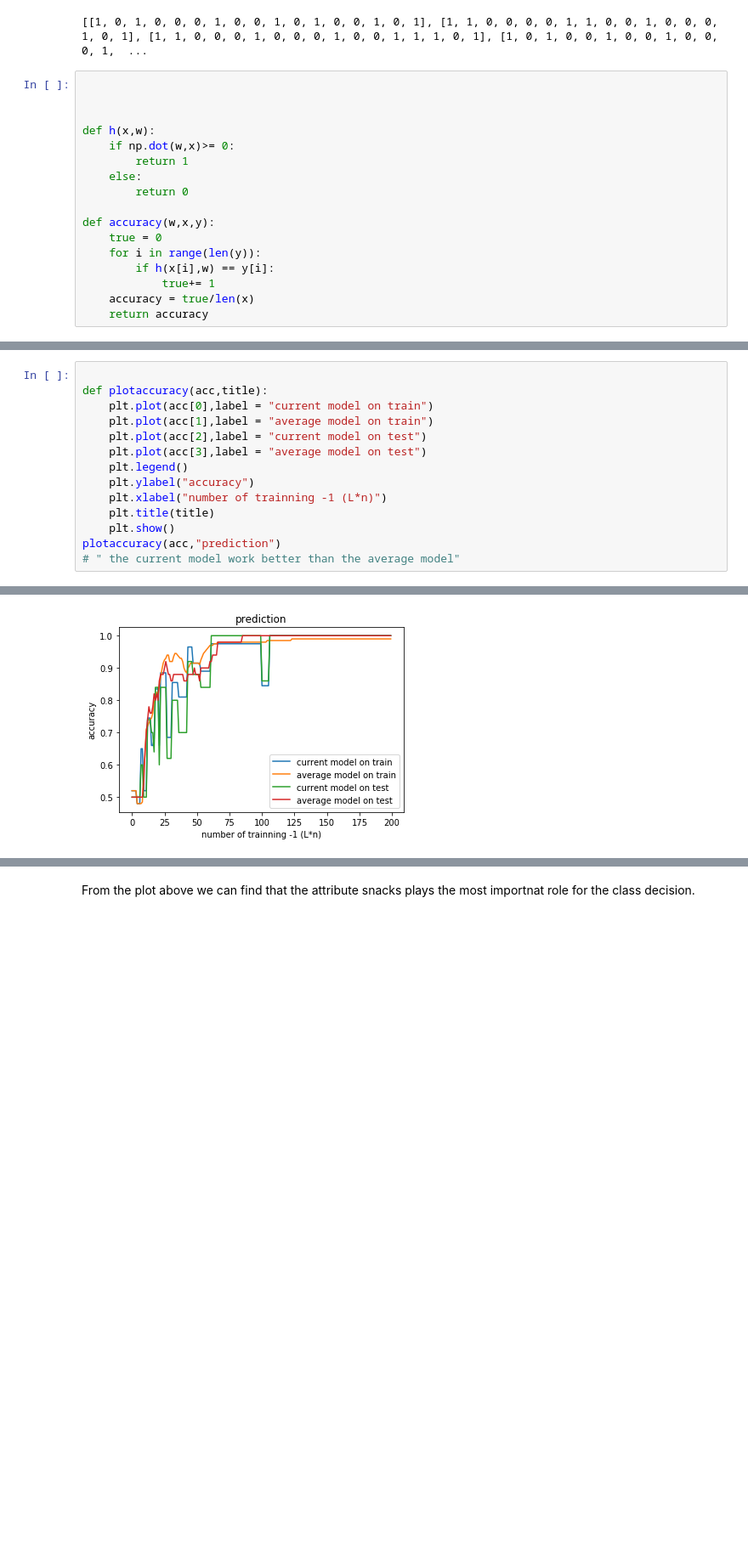
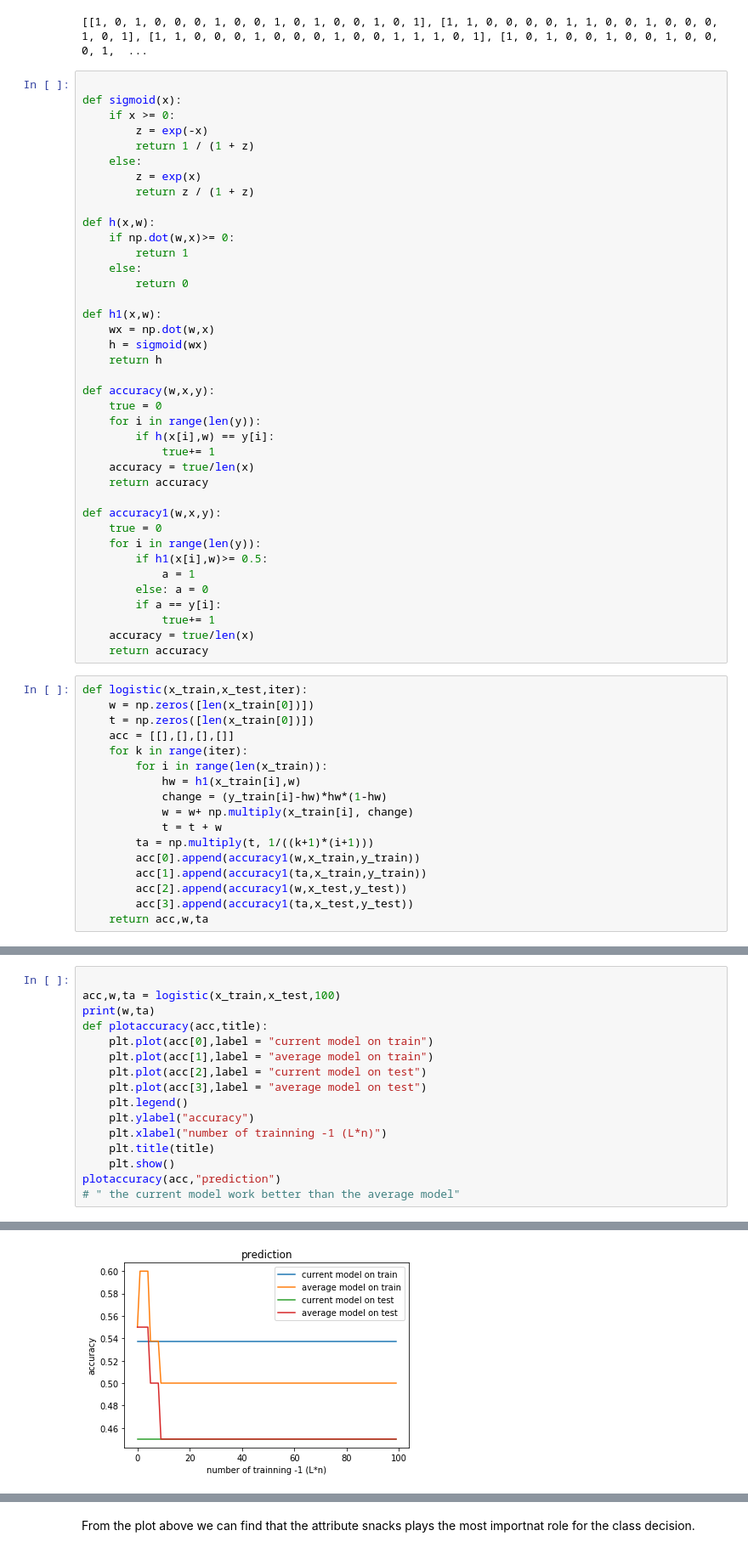
Before and after one commit to h11128/project, a Jupyter notebook: game_perceptron/hw3.ipynb, the cells around one changed output, grey strips where cells are left out. Shown at 85% size. Cells and saved outputs as stored; diff of their text form; blank space fills up the shorter version.

```diff
--- a/game_perceptron/hw3.ipynb
+++ b/game_perceptron/hw3.ipynb
@@ -75,13 +90,24 @@ print(x_train[:10])
 [[1, 0, 1, 0, 0, 0, 1, 0, 0, 1, 0, 1, 0, 0, 1, 0, 1], [1, 1, 0, 0, 0, 0, 1, 1, 0, 0, 1, 0, 0, 0, 1, 0, 1], [1, 1, 0, 0, 0, 1, 0, 0, 0, 1, 0, 0, 1, 1, 1, 0, 1], [1, 0, 1, 0, 0, 1, 0, 0, 1, 0, 0, 0, 1,  ...
 # %%
 
-
+def sigmoid(x):
+    if x >= 0:
+        z = exp(-x)
+        return 1 / (1 + z)
+    else:
+        z = exp(x)
+        return z / (1 + z)
 
 def h(x,w):
     if np.dot(w,x)>= 0:
         return 1
     else:
         return 0
+
+def h1(x,w):
+    wx = np.dot(w,x)
+    h = sigmoid(wx)
+    return h
 
 def accuracy(w,x,y):
     true = 0
@@ -90,6 +116,34 @@ def accuracy(w,x,y):
             true+= 1
     accuracy = true/len(x)
     return accuracy
+
+def accuracy1(w,x,y):
+    true = 0
+    for i in range(len(y)):
+        if h1(x[i],w)>= 0.5:
+            a = 1
+        else: a = 0
+        if a == y[i]:
+            true+= 1
+    accuracy = true/len(x)
+    return accuracy
+# %%
+def logistic(x_train,x_test,iter):
+    w = np.zeros([len(x_train[0])])
+    t = np.zeros([len(x_train[0])])
+    acc = [[],[],[],[]]
+    for k in range(iter):
+        for i in range(len(x_train)):
+            hw = h1(x_train[i],w)
+            change = (y_train[i]-hw)*hw*(1-hw)
+            w = w+ np.multiply(x_train[i], change)
+            t = t + w
+        ta = np.multiply(t, 1/((k+1)*(i+1)))
+        acc[0].append(accuracy1(w,x_train,y_train))
+        acc[1].append(accuracy1(ta,x_train,y_train))
+        acc[2].append(accuracy1(w,x_test,y_test))
+        acc[3].append(accuracy1(ta,x_test,y_test))
+    return acc,w,ta
 # %%
 # acc is accuracy list[[],[],[],[]]. 0 is current model on train, 1 is average model on train,
 # 2 is current model on test, 3 is average model on test
@@ -119,5 +168,7 @@ print(w,ta)
 # %%
 
+acc,w,ta = logistic(x_train,x_test,100)
+print(w,ta)
 def plotaccuracy(acc,title):
     plt.plot(acc[0],label = "current model on train")
     plt.plot(acc[1],label = "average model on train")
@@ -134,2 +186,2 @@ plotaccuracy(acc,"prediction")
-[figure, old version]
+[figure, new version]
 # %%
```
Also changed, not shown: parts of 5 cells of this notebook, 1 other file.
